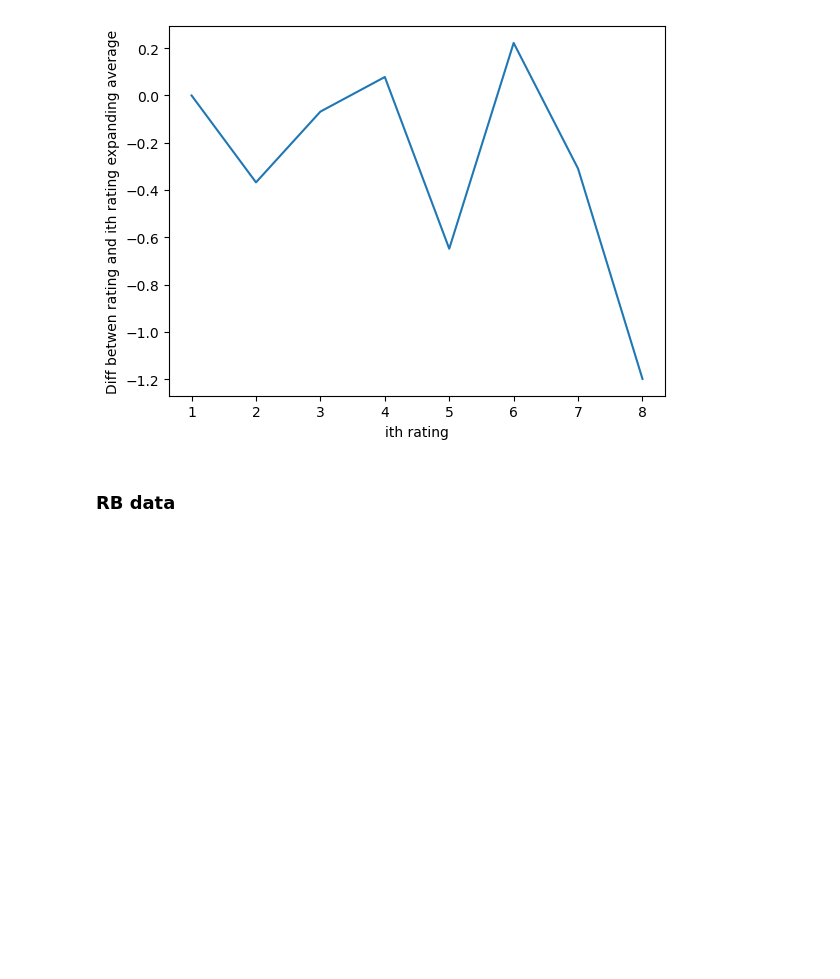
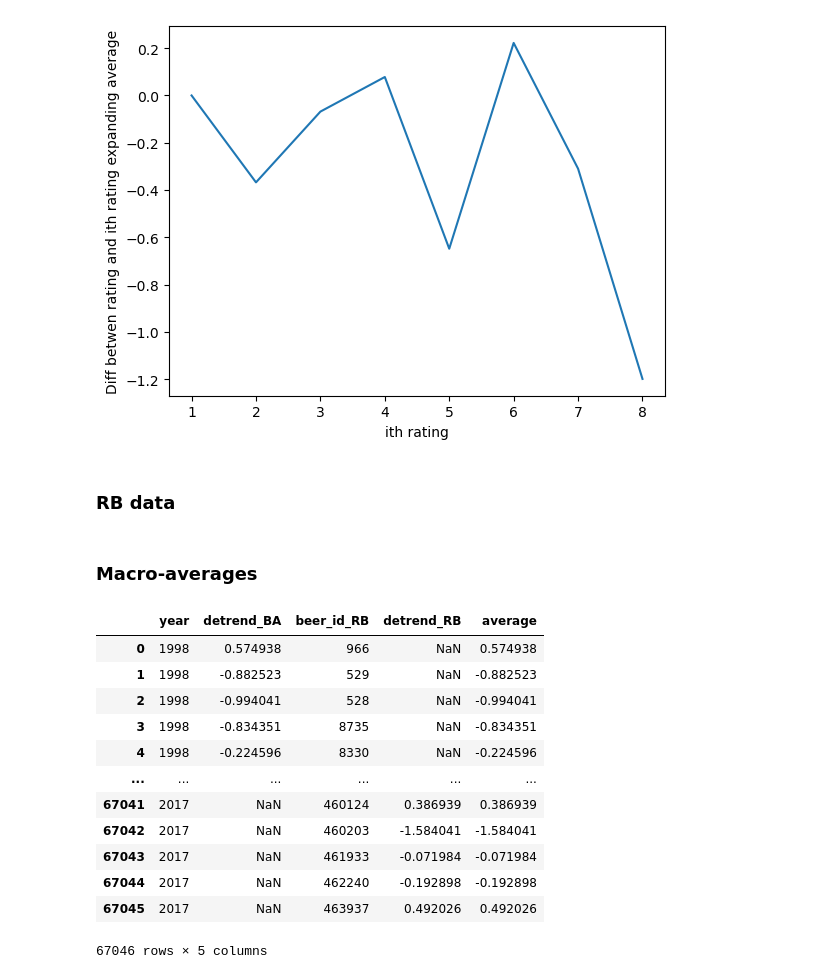
Before and after one commit to epfl-ada/ada-2023-project-adacadabra2023, a Jupyter notebook: Project_v2.ipynb, the cells around one changed output. Saved outputs shown, nothing was run; the diff lists cells and outputs as text; code cells hidden in the pictures; blank space fills up the shorter version.

```diff
--- a/Project_v2.ipynb
+++ b/Project_v2.ipynb
@@ -215,2 +212,7 @@ S_ratings_RB = hf.he_correction(S_ratings_RB, 5, plotting=True)
 M_ratings_RB = hf.he_correction(M_ratings_RB, 12)
 L_ratings_RB = hf.he_correction(L_ratings_RB, 37)
+# %% [markdown]
+### Macro-averages
+# %%
+MB_ratingsBA = MB_ratingsBA.merge(pd.concat([S_ratings_BA, M_ratings_BA, L_ratings_BA])).copy(deep=True)
+MB_ratingsRB = MB_ratingsRB.merge(pd.concat([S_ratings_RB, M_ratings_RB, L_ratings_RB])).copy(deep=True)
@@ -216,0 +238,16 @@ L_ratings_RB = hf.he_correction(L_ratings_RB, 37)
+# %%
+macro
+# %% [output]
+|  | year | detrend_BA | beer_id_RB | detrend_RB | average |
+| 0 | 1998 | 0.574938 | 966 | NaN | 0.574938 |
+| 1 | 1998 | -0.882523 | 529 | NaN | -0.882523 |
+| 2 | 1998 | -0.994041 | 528 | NaN | -0.994041 |
+| 3 | 1998 | -0.834351 | 8735 | NaN | -0.834351 |
+| 4 | 1998 | -0.224596 | 8330 | NaN | -0.224596 |
+| ... | ... | ... | ... | ... | ... |
+| 67041 | 2017 | NaN | 460124 | 0.386939 | 0.386939 |
+| 67042 | 2017 | NaN | 460203 | -1.584041 | -1.584041 |
+| 67043 | 2017 | NaN | 461933 | -0.071984 | -0.071984 |
+| 67044 | 2017 | NaN | 462240 | -0.192898 | -0.192898 |
+| 67045 | 2017 | NaN | 463937 | 0.492026 | 0.492026 |
+67046 rows × 5 columns
```
Also changed, not shown: parts of 8 cells of this notebook.
